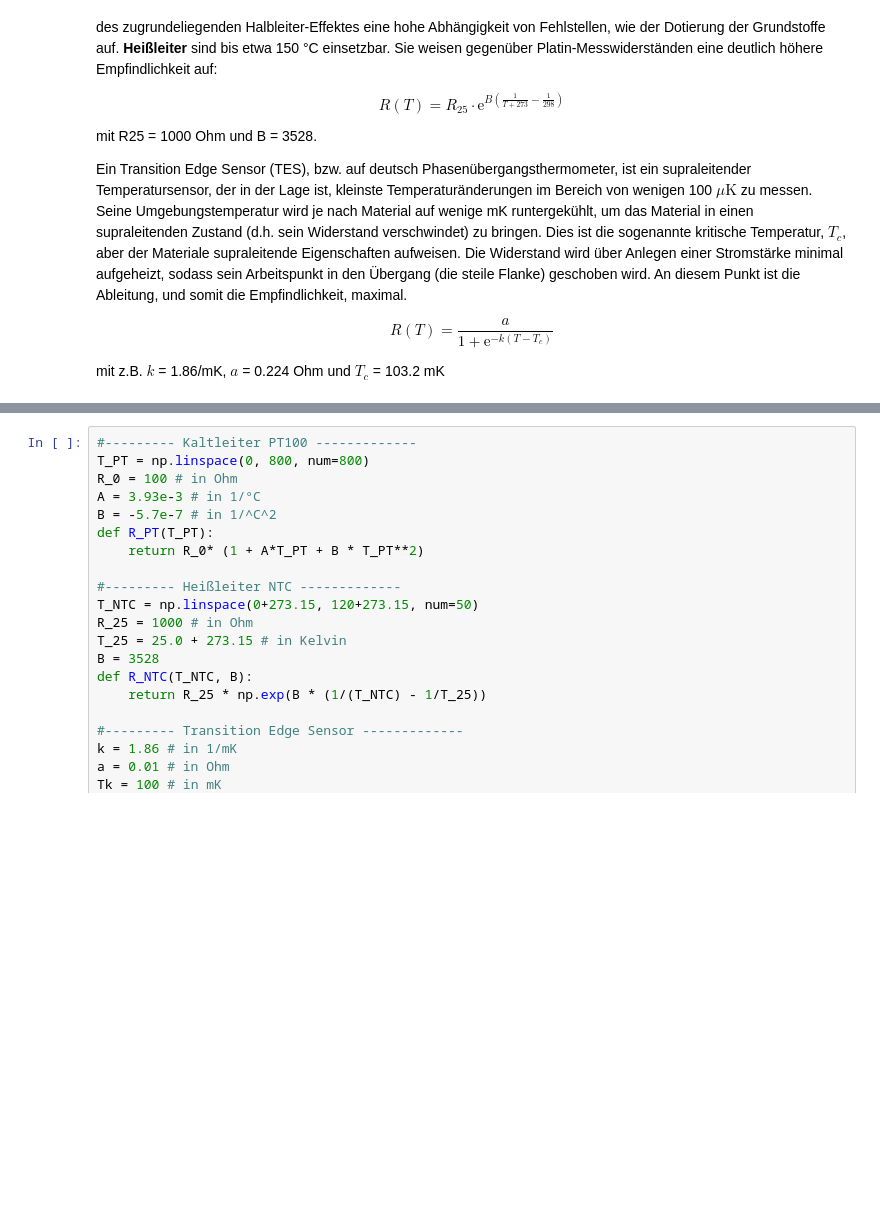
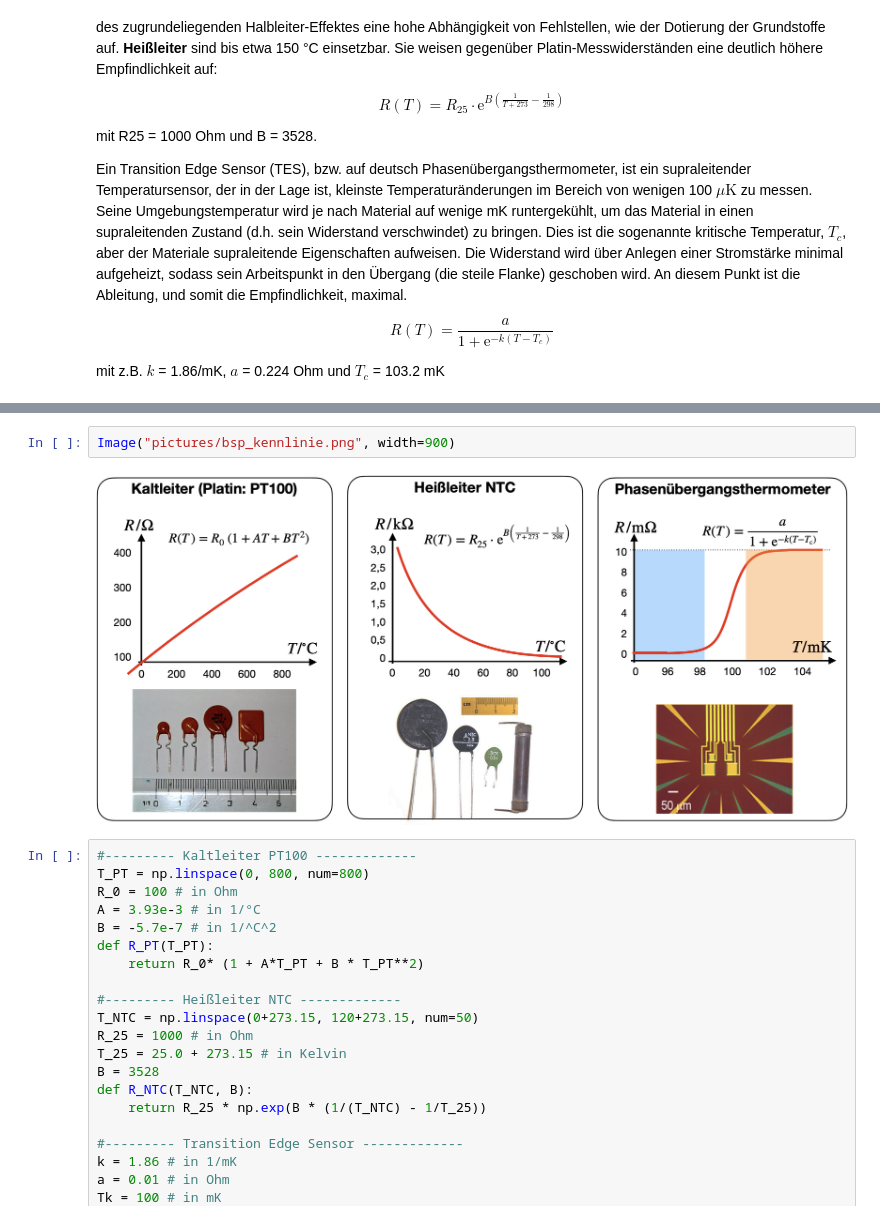
Before and after one commit to Kisleif/messtechnik-lecture, a Jupyter notebook: Messsysteme.ipynb, the cells around one changed output, grey strips where cells are left out. Cells and saved outputs as stored; diff of their text form; blank space fills up the shorter version.

```diff
--- a/Messsysteme.ipynb
+++ b/Messsysteme.ipynb
@@ -109,3 +118,7 @@ mit z.B. $k$ = 1.86/mK, $a$ = 0.224 Ohm und $T_c$ = 103.2 mK
+# %%
+Image("pictures/bsp_kennlinie.png", width=900)
+# %% [output]
+[figure, added]
 # %%
 #--------- Kaltleiter PT100 -------------
 T_PT = np.linspace(0, 800, num=800)
```
Also changed, not shown: parts of 31 cells of this notebook, 8 other files.
